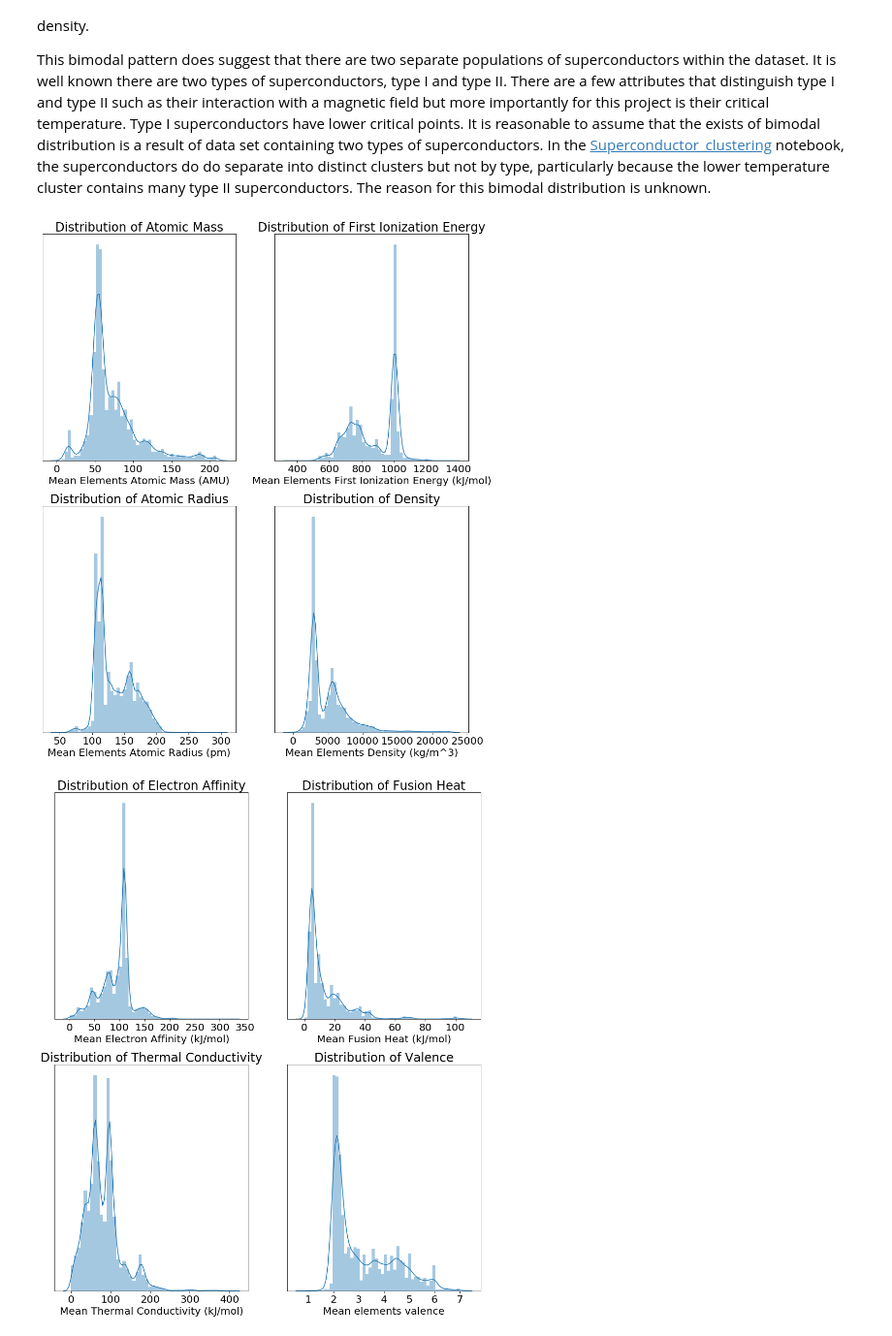
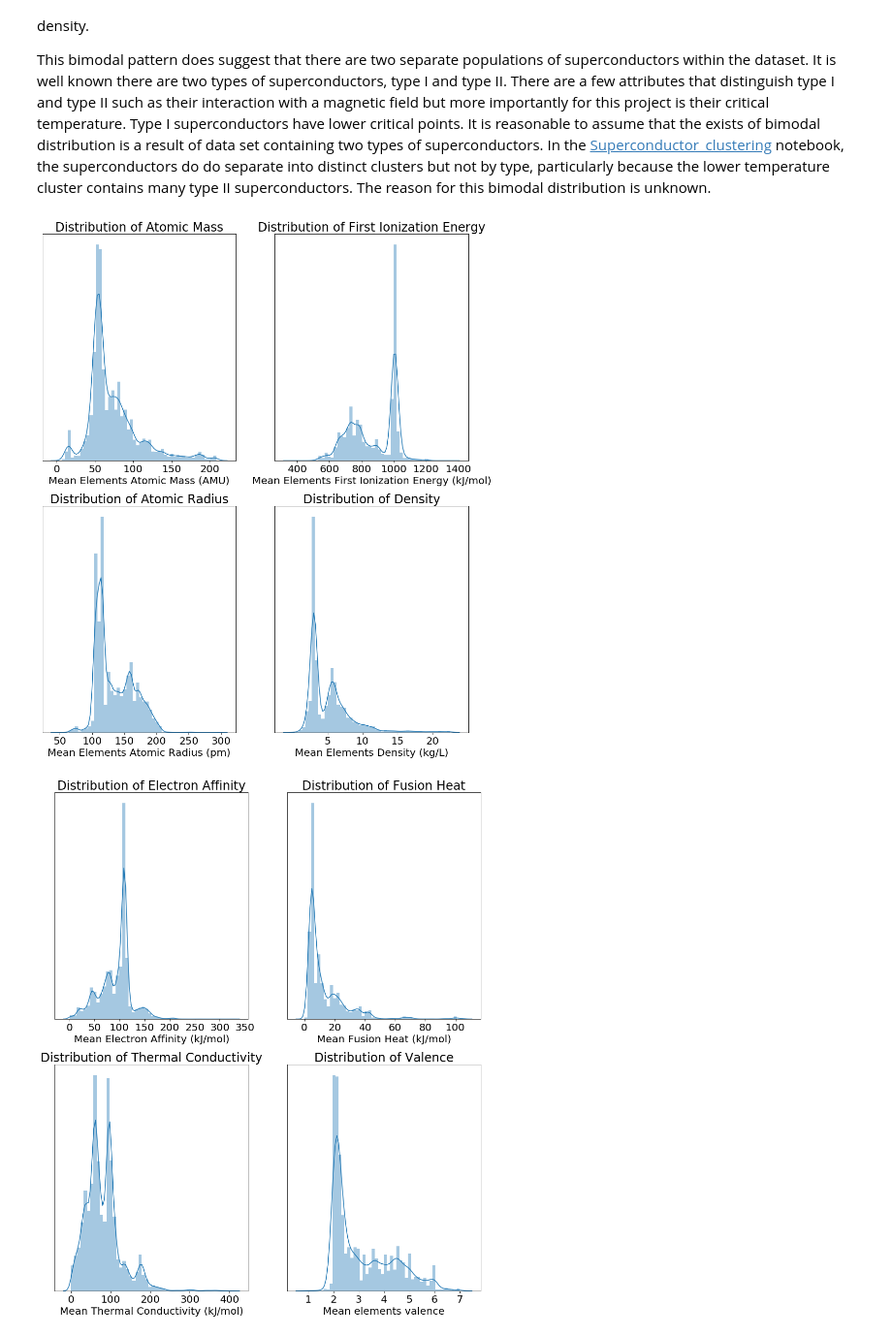
Before and after one commit to fullmetalchem15t/superconductors, a Jupyter notebook: Superconductor_statistics.ipynb, the cells around one changed output. Shown at 97% size. Saved outputs shown, nothing was run; the diff lists cells and outputs as text; code cells hidden in the pictures.

```diff
--- a/Superconductor_statistics.ipynb
+++ b/Superconductor_statistics.ipynb
@@ -143,36 +143,36 @@ sns.distplot(prop_df['wtd_mean_atomic_mass'],ax=ax1,bins=50)
 plt.yticks([])
 plt.xticks(fontsize=20)
 ax1.set_title('Distribution of Atomic Mass',fontsize=24)
 ax1.set_xlabel('Mean Elements Atomic Mass (AMU)',fontsize=20)
 
 #First ionization energy
 ax2 = fig.add_subplot(2,2,2)
 sns.distplot(prop_df['wtd_mean_fie'],ax=ax2,bins=50)
 plt.yticks([])
 plt.xticks(fontsize=20)
 plt.title('Distribution of First Ionization Energy',fontsize=24)
 plt.xlabel('Mean Elements First Ionization Energy (kJ/mol)',fontsize=20)
 
 #Atomic radius
 ax3 = fig.add_subplot(2,2,3)
 sns.distplot(prop_df['wtd_mean_atomic_radius'],ax=ax3,bins=50)
 plt.yticks([])
 plt.xticks(fontsize=20)
 plt.title('Distribution of Atomic Radius',fontsize=24)
 plt.xlabel('Mean Elements Atomic Radius (pm)',fontsize=20)
 
 #Density
 ax4 = fig.add_subplot(2,2,4)
 sns.distplot(prop_df['wtd_mean_Density'],ax=ax4,bins=50)
 plt.yticks([])
-plt.xticks(fontsize=20)
+plt.xticks([5E3,10E3,15E3,20E3],['5','10','15','20'], fontsize=20)
 plt.title('Distribution of Density',fontsize=24)
-plt.xlabel('Mean Elements Density (kg/m^3)',fontsize=20)
+plt.xlabel('Mean Elements Density (kg/L)',fontsize=20)
 
 plt.savefig('images/Supercon_hist1.jpg',bbox_inches='tight')
 plt.show()
 # %% [output]
-[figure, old version]
+[figure, new version]
 # %%
 fig = plt.figure(figsize=(15,18))
 
```
Also changed, not shown: 1 other file.
